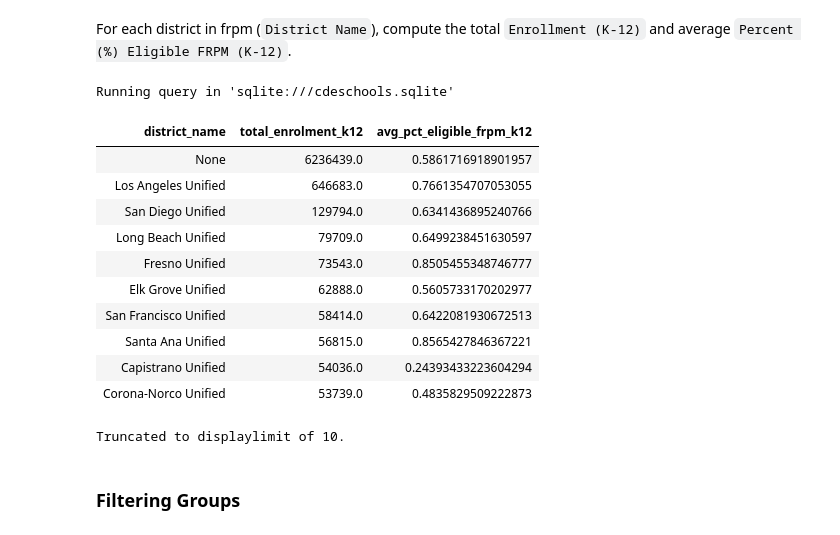
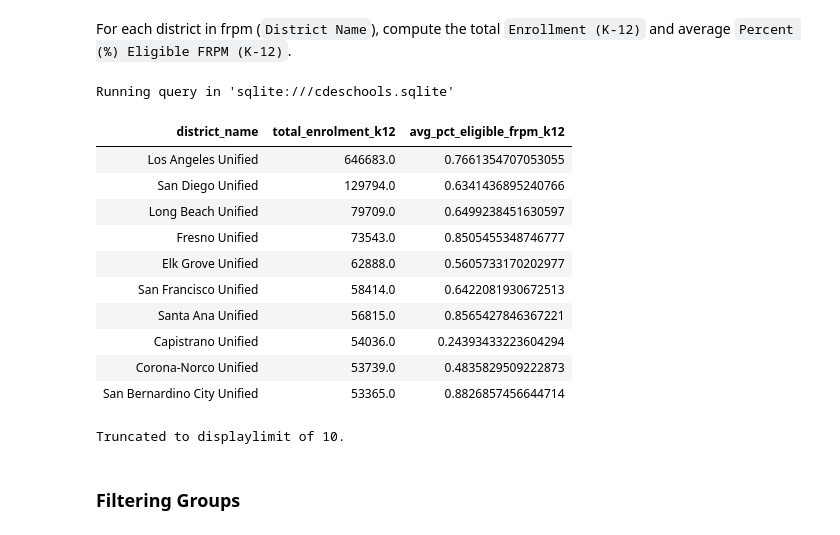
Before and after one commit to pedro-leitao/sql-practice, a Jupyter notebook: practice.ipynb, the cells around one changed output. Drawn from its saved outputs; the diff is of its cells as text; code cells hidden in the pictures.

```diff
--- a/practice.ipynb
+++ b/practice.ipynb
@@ -162,16 +172,16 @@ For each district in frpm (`District Name`), compute the total `Enrollment (K-12
 # %%
 %%sql
 SELECT
     "District Name" AS district_name,
     SUM("Enrollment (K-12)") AS total_enrolment_k12,
     AVG("Percent (%) Eligible FRPM (K-12)") AS avg_pct_eligible_frpm_k12
 FROM frpm
+WHERE district_name IS NOT NULL
 GROUP BY district_name
 ORDER BY total_enrolment_k12 DESC;
 # %% [output]
 Running query in 'sqlite:///cdeschools.sqlite'
 | district_name | total_enrolment_k12 | avg_pct_eligible_frpm_k12 |
-| None | 6236439.0 | 0.5861716918901957 |
 | Los Angeles Unified | 646683.0 | 0.7661354707053055 |
 | San Diego Unified | 129794.0 | 0.6341436895240766 |
 | Long Beach Unified | 79709.0 | 0.6499238451630597 |
@@ -181,6 +191,7 @@ Running query in 'sqlite:///cdeschools.sqlite'
 | Santa Ana Unified | 56815.0 | 0.8565427846367221 |
 | Capistrano Unified | 54036.0 | 0.24393433223604294 |
 | Corona-Norco Unified | 53739.0 | 0.4835829509222873 |
+| San Bernardino City Unified | 53365.0 | 0.8826857456644714 |
 Truncated to displaylimit of 10.
 # %% [markdown]
 ### Filtering Groups
```
Also changed, not shown: parts of 30 cells of this notebook.
